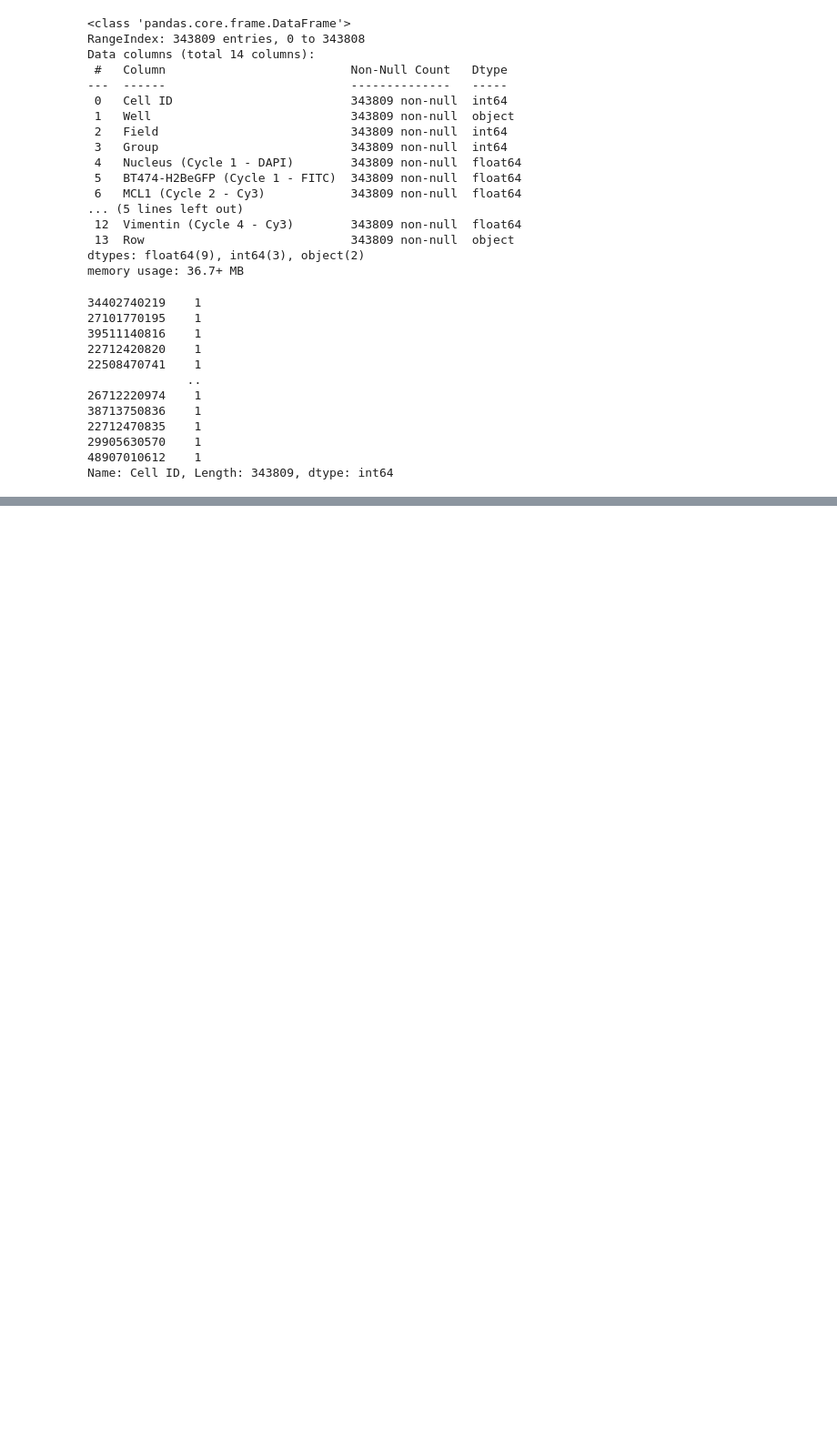
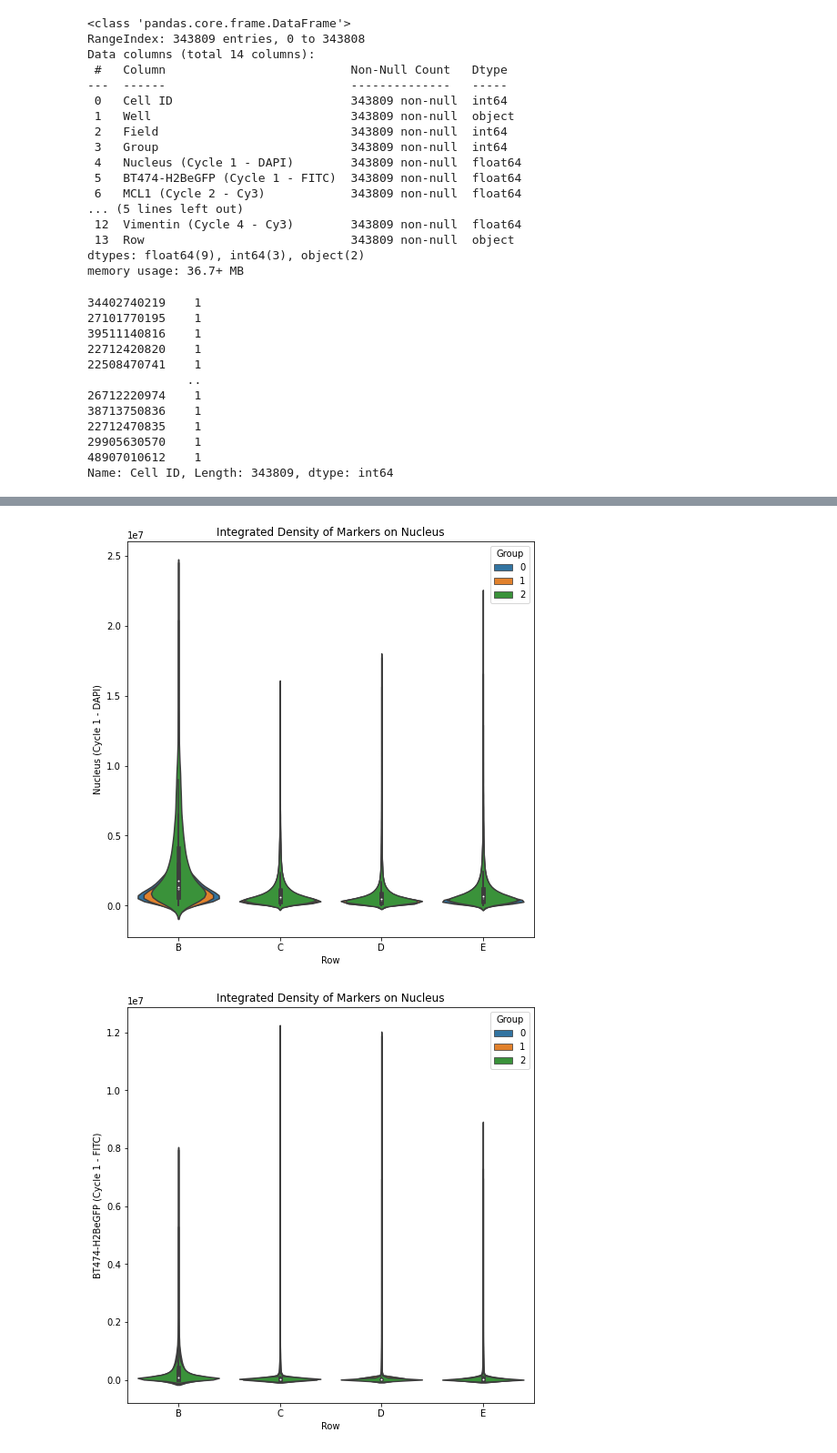
Before and after one commit to calldrj/cycIF, a Jupyter notebook: Cell_ID_Visualization.ipynb, the cells around one changed output, grey strips where cells are left out. Shown at 91% size. Saved outputs shown, nothing was run; the diff lists cells and outputs as text; code cells hidden in the pictures; blank space fills up the shorter version.

```diff
--- a/Cell_ID_Visualization.ipynb
+++ b/Cell_ID_Visualization.ipynb
@@ -120,0 +226,7 @@ for k in range(9):
+# %%
+# Plot column plots for Cytoplasm dataset
+title = 'Integrated Density of Markers on Nucleus'
+plot_col(df_nuc, 9, title)
+# %% [output]
+[figure, added]
+[figure, added]
```
Also changed, not shown: parts of 16 cells of this notebook.
